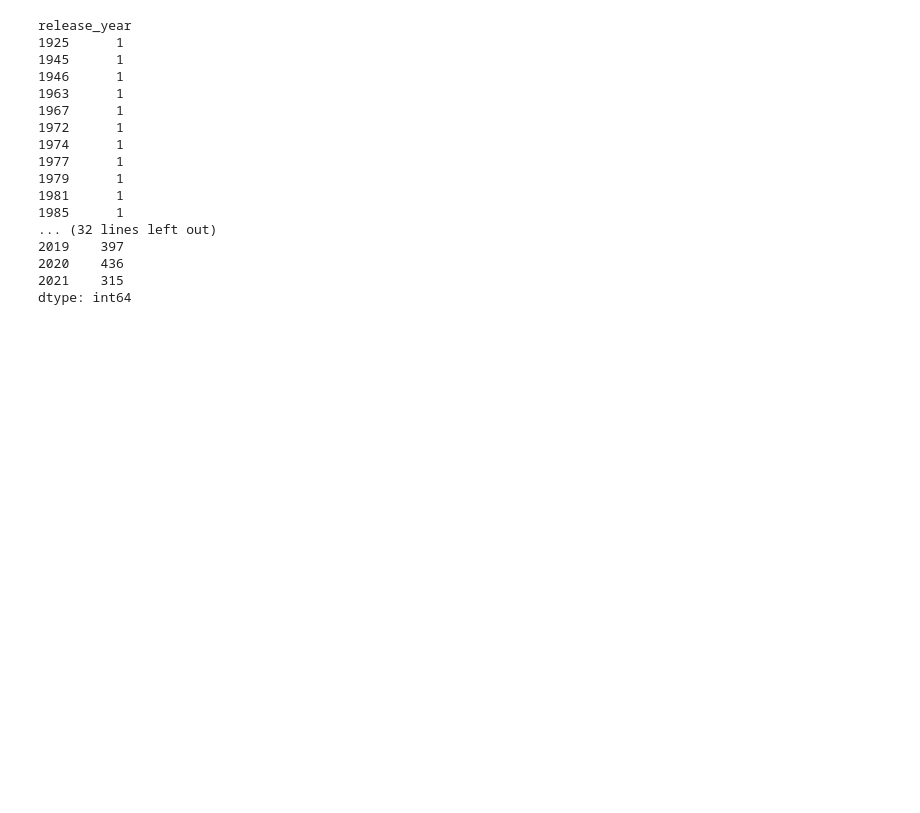
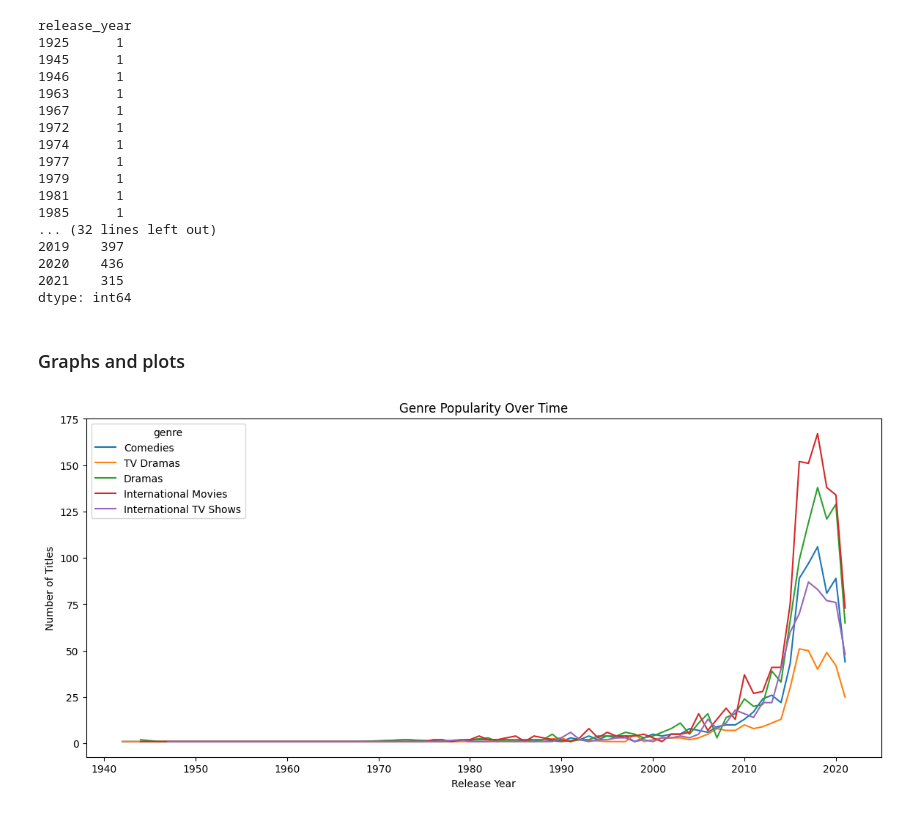
Before and after one commit to parag0811/pandas-practice-netflix-dataset, a Jupyter notebook: notebooks/advance.ipynb, the cells around one changed output. Saved outputs shown, nothing was run; the diff lists cells and outputs as text; code cells hidden in the pictures; blank space fills up the shorter version.

```diff
--- a/notebooks/advance.ipynb
+++ b/notebooks/advance.ipynb
@@ -117,3 +120,21 @@ release_year
 2020    436
 2021    315
 dtype: int64
+# %% [markdown]
+### Graphs and plots
+# %%
+# Genre popularity over time
+df_new = df.copy()
+df_new['genre'] = df_new["listed_in"].str.split(", ").explode('genre')
+genre_by_year = df_new.groupby(['release_year', 'genre']).size().reset_index(name='count')
+genre_by_year
+
+plt.figure(figsize=(14,6))
+top_genres = genre_by_year.groupby('genre')['count'].sum().nlargest(5).index
+sns.lineplot(data=genre_by_year[genre_by_year['genre'].isin(top_genres)], x='release_year', y='count', hue='genre')
+plt.title("Genre Popularity Over Time")
+plt.xlabel("Release Year")
+plt.ylabel("Number of Titles")
+plt.show()
+# %% [output]
+[figure, added]
```
Also changed, not shown: parts of 5 cells of this notebook, 1 other file.
